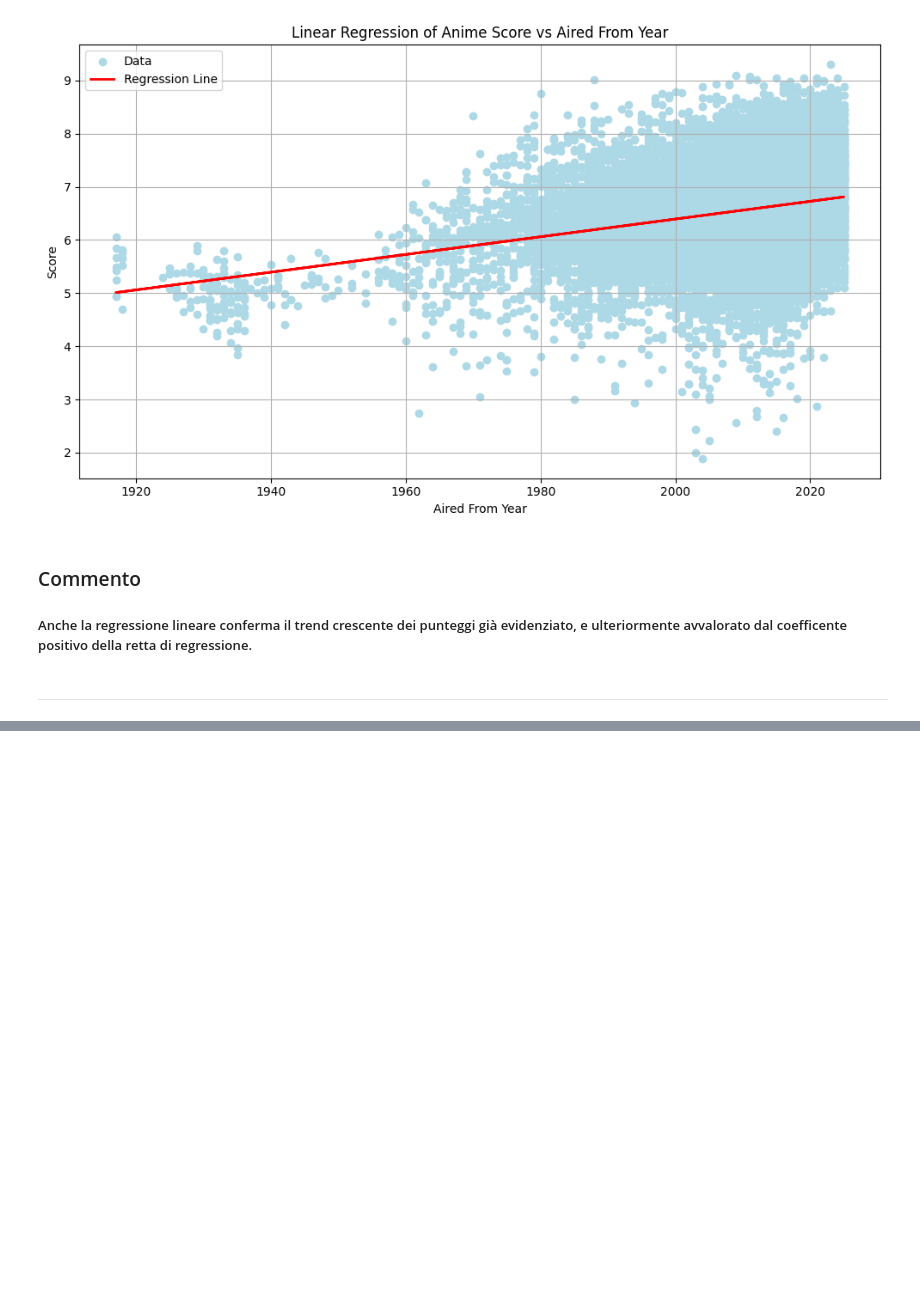
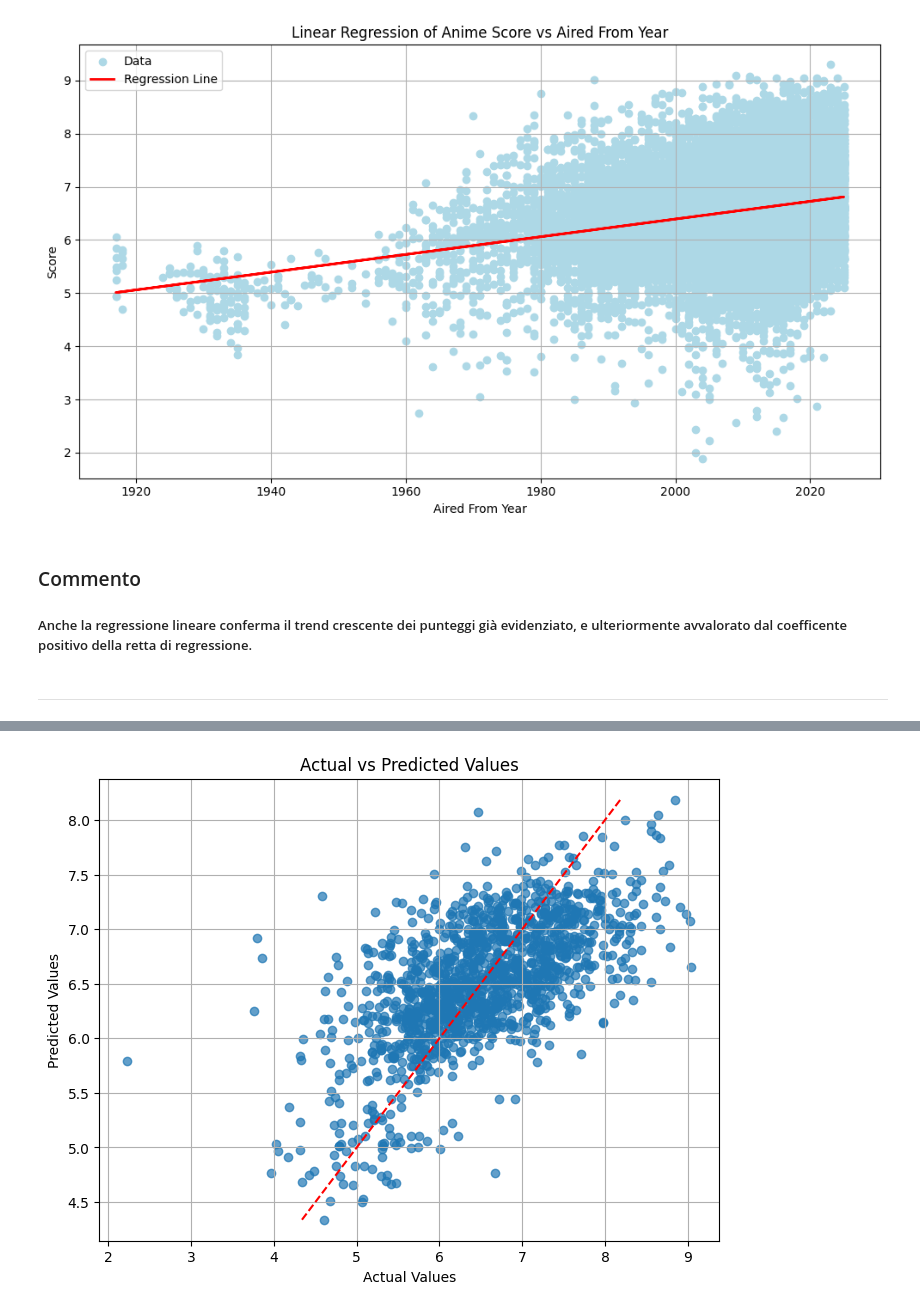
Before and after one commit to giovannibrt/DataAnalystProgettoFinale, a Jupyter notebook: progetto_finale_anime.ipynb, the cells around one changed output, grey strips where cells are left out. Cells and saved outputs as stored; diff of their text form; code cells hidden in the pictures; blank space fills up the shorter version.

Commit message:
Aggiunta modello di regressione lineare multipla e del KNNImputer per imputare i valori di score mancanti.

```diff
--- a/progetto_finale_anime.ipynb
+++ b/progetto_finale_anime.ipynb
@@ -612,0 +683,11 @@ plt.show()
+# %%
+# Select numerical features for the model
+numerical_features = ['episodes', 'duration_per_ep_min', 'aired_from_year']
+
+# Select categorical features for the model
+ordinal_features = ['rating']  # 'rating' can be treated as ordinal
+nominal_features = ['type'] #, 'studios']  # 'type' and 'studios' can be one-hot encoded
+binary_features = all_genres # genres columns can be treated as binary features
+
+# target feature
+target_feature = 'score'
@@ -612,0 +718,9 @@ plt.show()
+# %%
+# create training and testing sets
+X = df_filtered[numerical_features + ordinal_features + nominal_features + binary_features]
+y = df_filtered[target_feature]
+
+X_train, X_test, y_train, y_test = train_test_split(X, y, test_size=0.1, random_state=30)
+# %%
+# fit the model
+model.fit(X_train, y_train)
@@ -612,0 +745,12 @@ plt.show()
+# %%
+# calcolo delle metriche di valutazione
+y_pred = model.predict(X_test)
+
+r2 = r2_score(y_test, y_pred)
+train_r2 = r2_score(y_train, model.predict(X_train))
+mse = mean_squared_error(y_test, y_pred)
+rmse = np.sqrt(mse)
+
+print(f"R^2: {r2:.4f}")
+print(f"Train R^2: {train_r2:.4f}")
+print(f"RMSE: {rmse:.4f}")
@@ -612,0 +806,12 @@ plt.show()
+# %%
+# plot of actual vs predicted values in the test set
+plt.figure(figsize=(8, 6))
+plt.scatter(y_test, y_pred, alpha=0.7)
+plt.plot([y_pred.min(), y_pred.max()], [y_pred.min(), y_pred.max()], color='red', linestyle='--')
+plt.title('Actual vs Predicted Values')
+plt.xlabel('Actual Values')
+plt.ylabel('Predicted Values')
+plt.grid()
+plt.show()
+# %% [output]
+[figure, added]
```
Also changed, not shown: parts of 34 cells of this notebook.
